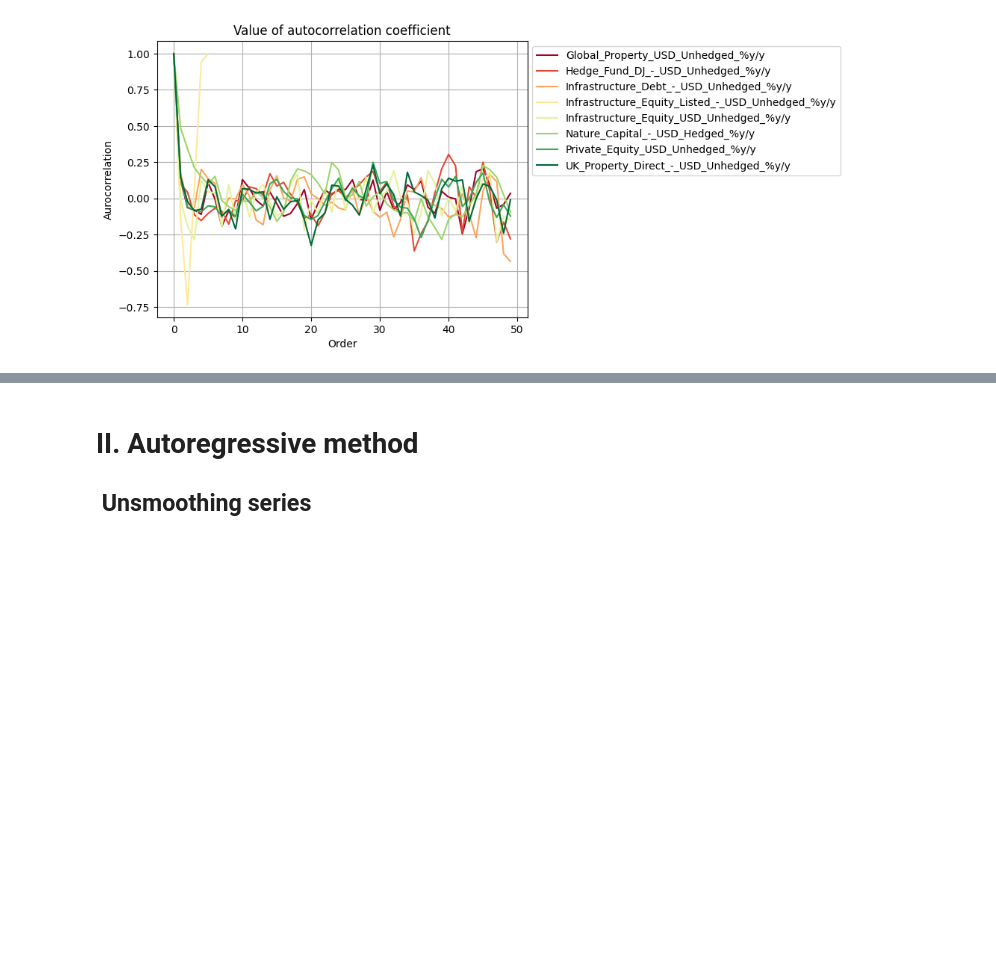
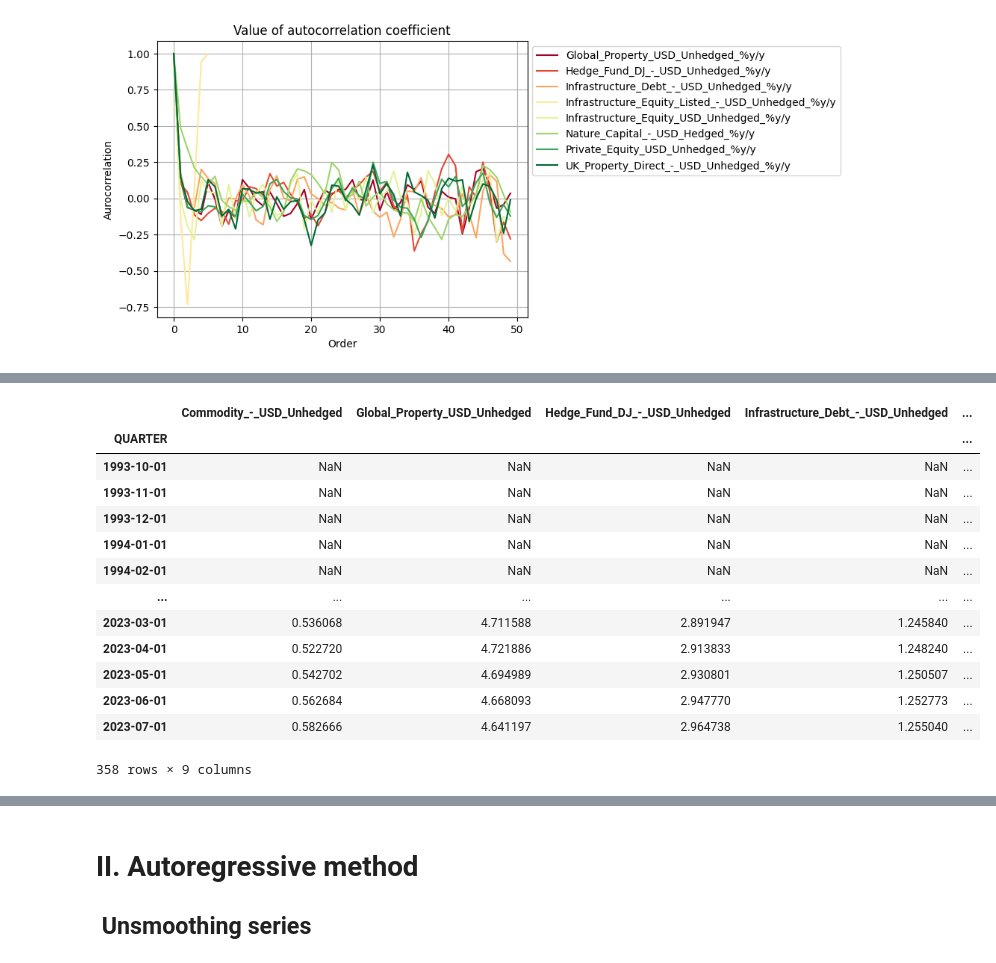
Before and after one commit to Perann/STAT_APP, a Jupyter notebook: main.ipynb, the cells around one changed output, grey strips where cells are left out. Drawn from its saved outputs; the diff is of its cells as text; code cells hidden in the pictures; blank space fills up the shorter version.

```diff
--- a/main.ipynb
+++ b/main.ipynb
@@ -96,0 +109,17 @@ serial_correlation = pd.DataFrame({name:  [alternative_data[name].dropna().autoc
+# %%
+linear_interpolation.agg(cumulated_returns)
+# %% [output]
+|  | Commodity_-_USD_Unhedged | Global_Property_USD_Unhedged | Hedge_Fund_DJ_-_USD_Unhedged | Infrastructure_Debt_-_USD_Unhedged | ... |
+| QUARTER |  |  |  |  | ... |
+| 1993-10-01 | NaN | NaN | NaN | NaN | ... |
+| 1993-11-01 | NaN | NaN | NaN | NaN | ... |
+| 1993-12-01 | NaN | NaN | NaN | NaN | ... |
+| 1994-01-01 | NaN | NaN | NaN | NaN | ... |
+| 1994-02-01 | NaN | NaN | NaN | NaN | ... |
+| ... | ... | ... | ... | ... | ... |
+| 2023-03-01 | 0.536068 | 4.711588 | 2.891947 | 1.245840 | ... |
+| 2023-04-01 | 0.522720 | 4.721886 | 2.913833 | 1.248240 | ... |
+| 2023-05-01 | 0.542702 | 4.694989 | 2.930801 | 1.250507 | ... |
+| 2023-06-01 | 0.562684 | 4.668093 | 2.947770 | 1.252773 | ... |
+| 2023-07-01 | 0.582666 | 4.641197 | 2.964738 | 1.255040 | ... |
+358 rows × 9 columns
```
Also changed, not shown: parts of 8 cells of this notebook.
